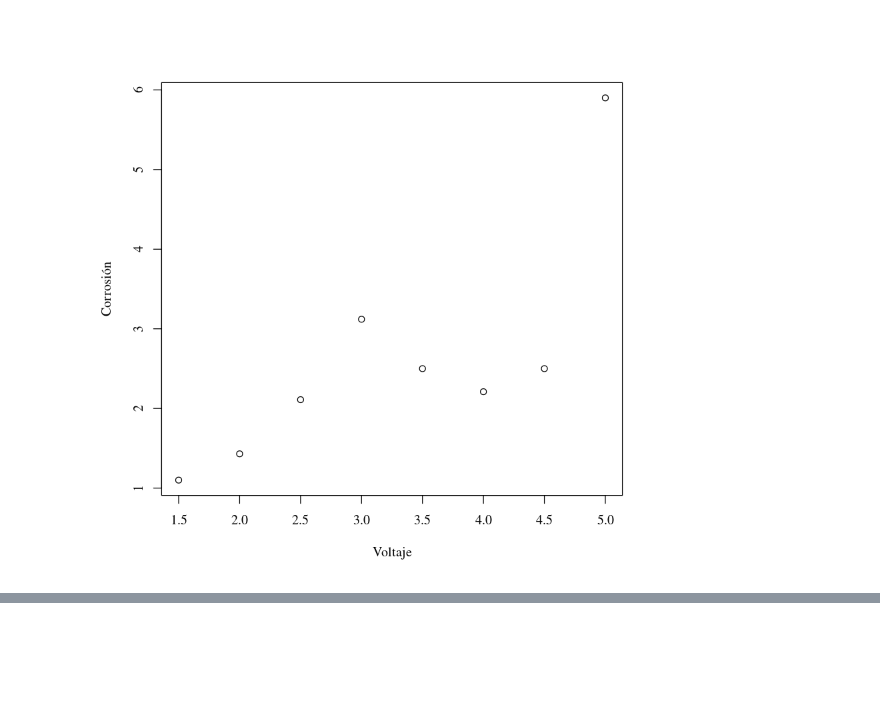
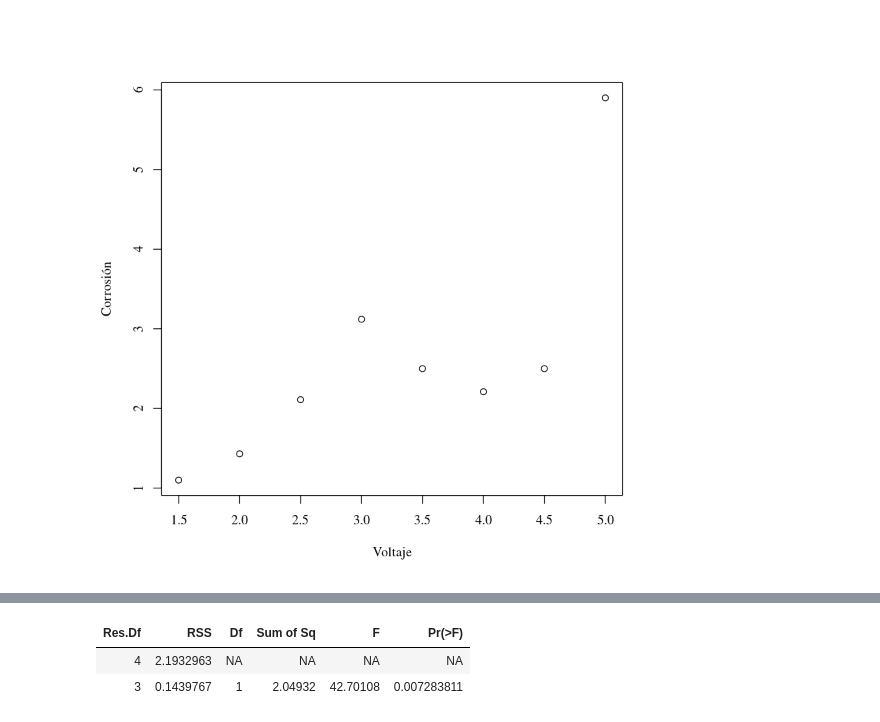
Before and after one commit to jgomezz/MsEstadAplic_MetodosEstadisticos, a Jupyter notebook: RegresionAplicada-PreguntasFinales.ipynb, the cells around one changed output, grey strips where cells are left out. Saved outputs shown, nothing was run; the diff lists cells and outputs as text; code cells hidden in the pictures; blank space fills up the shorter version.

```diff
--- a/RegresionAplicada-PreguntasFinales.ipynb
+++ b/RegresionAplicada-PreguntasFinales.ipynb
@@ -349,2 +349,6 @@ plot(Voltaje.data$Voltaje,Voltaje.data$Corrosion, xlab="Voltaje", ylab="Corrosi
 # entre las variables
 ##################################################################################
+# %%
+# Polinomio de 4to Orden
+Voltaje.m1 <- lm(Corrosion ~ Voltaje + I(Voltaje^2) + I(Voltaje^3) + I(Voltaje^4), data = Voltaje.data)
+summary(Voltaje.m1)
@@ -350,0 +381,4 @@ plot(Voltaje.data$Voltaje,Voltaje.data$Corrosion, xlab="Voltaje", ylab="Corrosi
+# %%
+# Polinomio de 3er orden
+Voltaje.m2 <- lm(Corrosion ~ Voltaje + I(Voltaje^2) + I(Voltaje^3) , data = Voltaje.data)
+summary(Voltaje.m2)
@@ -350,0 +414,8 @@ plot(Voltaje.data$Voltaje,Voltaje.data$Corrosion, xlab="Voltaje", ylab="Corrosi
+# %%
+# Comparando los 2 modelos
+
+anova(Voltaje.m2,Voltaje.m1)
+# %% [output]
+| Res.Df | RSS | Df | Sum of Sq | F | Pr(>F) |
+| 4 | 2.1932963 | NA | NA | NA | NA |
+| 3 | 0.1439767 | 1 | 2.04932 | 42.70108 | 0.007283811 |
```
Also changed, not shown: parts of 6 cells of this notebook.
